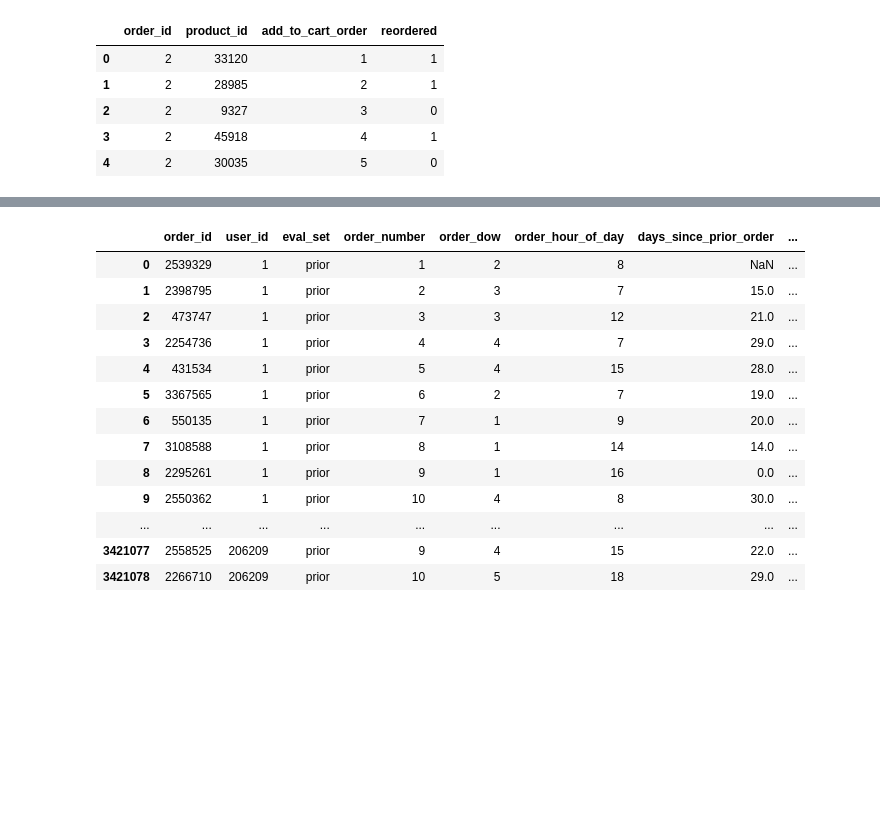
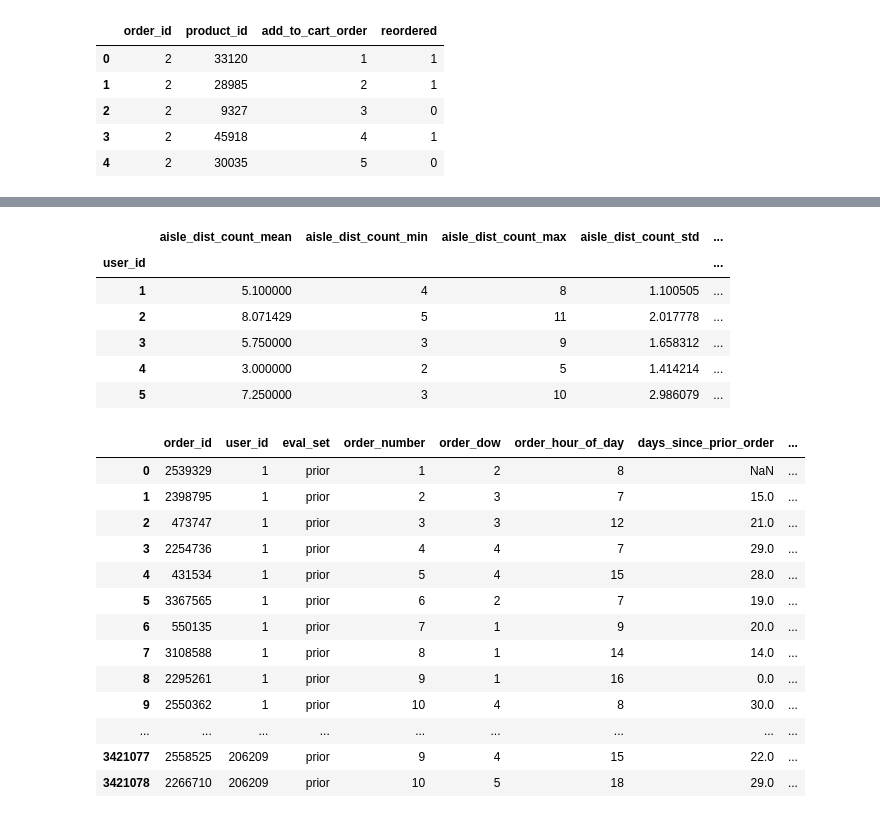
Before and after one commit to msaada/kaggle-competitions, a Jupyter notebook: instacart/instacart_micka.ipynb, the cells around one changed output, grey strips where cells are left out. Drawn from its saved outputs; the diff is of its cells as text; code cells hidden in the pictures; blank space fills up the shorter version.

```diff
--- a/instacart/instacart_micka.ipynb
+++ b/instacart/instacart_micka.ipynb
@@ -205,3 +163,21 @@ Name: days_since_prior_order, Length: 206209, dtype: float64
+# %%
+products_order_product_orders_df = build_enriched_order_product(products_df, order_products_prior_df, orders_df)
+# %%
+aisle_count_feat_df = get_aisle_count_features(products_order_product_orders_df)
+# %%
+users_df = pd.concat([dow_by_users_feat_df, products_number_features_df], axis=1)
+# %%
+users_df = aisle_count_feat_df.join(users_df)
+# %%
+users_df.head()
+# %% [output]
+|  | aisle_dist_count_mean | aisle_dist_count_min | aisle_dist_count_max | aisle_dist_count_std | ... |
+| user_id |  |  |  |  | ... |
+| 1 | 5.100000 | 4 | 8 | 1.100505 | ... |
+| 2 | 8.071429 | 5 | 11 | 2.017778 | ... |
+| 3 | 5.750000 | 3 | 9 | 1.658312 | ... |
+| 4 | 3.000000 | 2 | 5 | 1.414214 | ... |
+| 5 | 7.250000 | 3 | 10 | 2.986079 | ... |
 # %%
 orders_df.join(order_nb_of_products, on='order_id', how='right')
 # %% [output]
```
Also changed, not shown: parts of 18 cells of this notebook.
